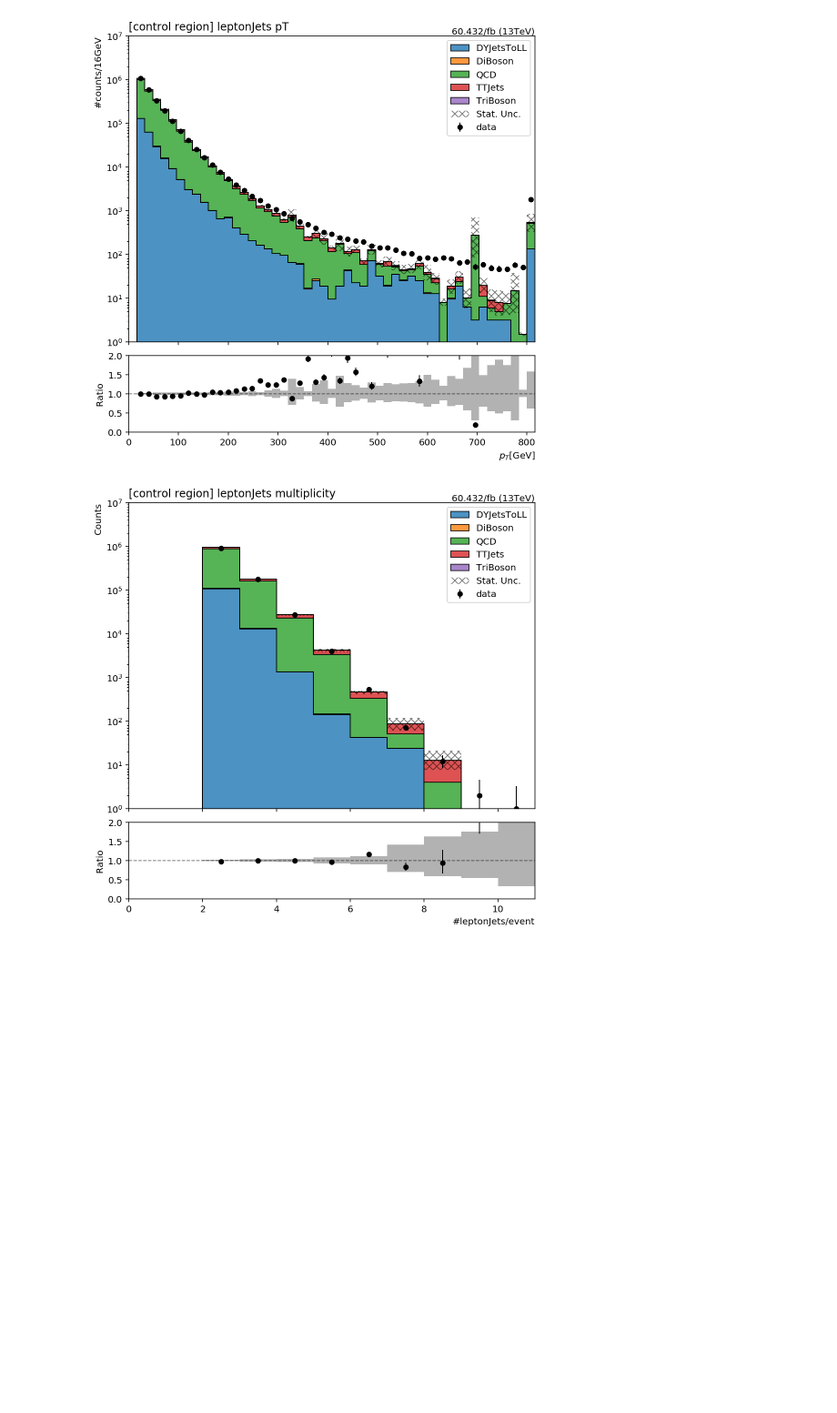
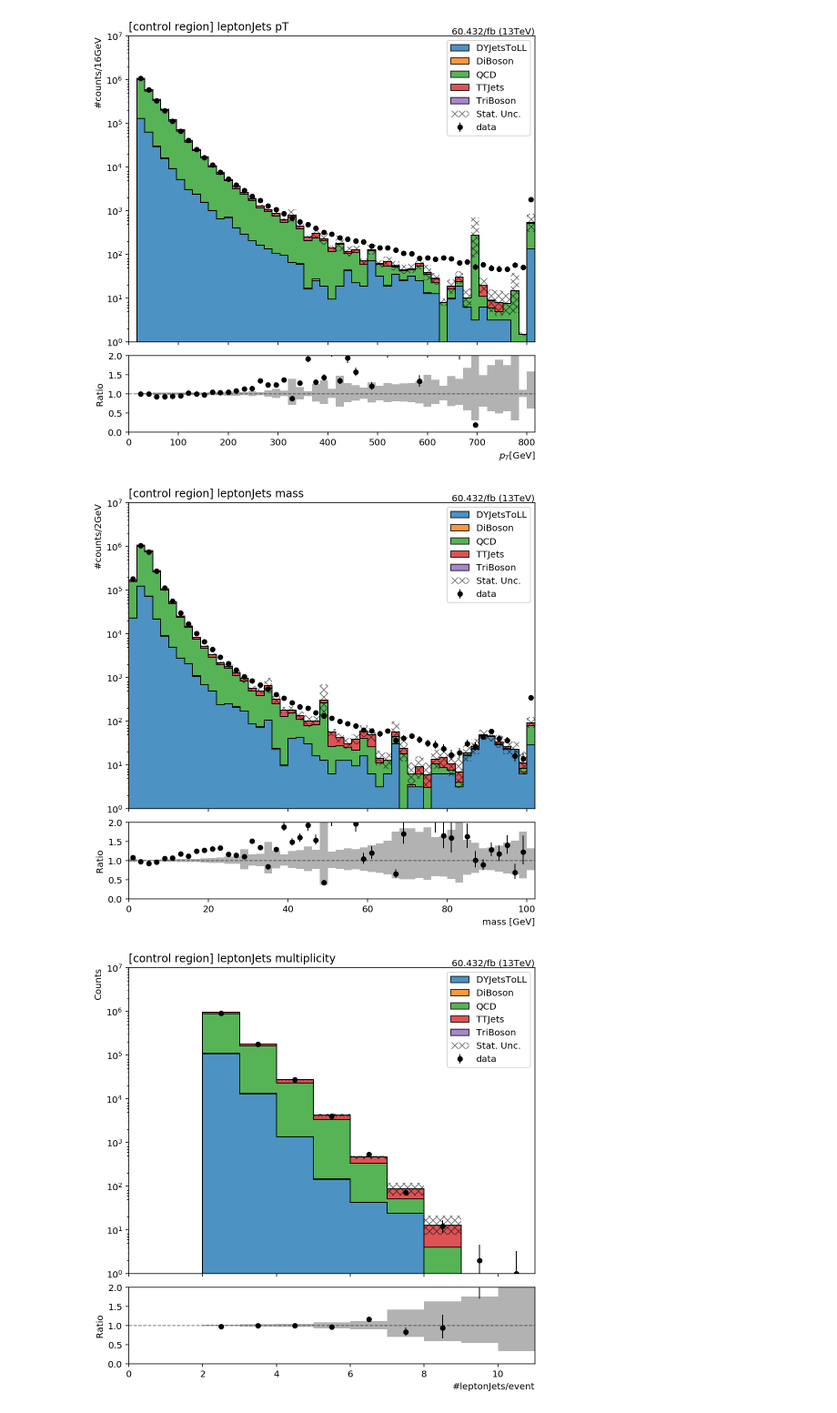
Before and after one commit to pietro14/FireHydrant, a Jupyter notebook: Notebooks/Data/DataAndBkg/variables.ipynb, the cells around one changed output. Shown at 91% size. Drawn from its saved outputs; the diff is of its cells as text; code cells hidden in the pictures; blank space fills up the shorter version.

Commit message:
add leptonJet mass

```diff
--- a/Notebooks/Data/DataAndBkg/variables.ipynb
+++ b/Notebooks/Data/DataAndBkg/variables.ipynb
@@ -77,10 +77,12 @@ class LeptonJetProcessor(processor.ProcessorABC):
         dataset_axis = hist.Cat('dataset', 'dataset list')
         multiplicity_axis = hist.Bin("multiplicity", "#leptonJets/event", 10, 0, 10)
         pt_axis = hist.Bin("pt", "$p_T$[GeV]", 50, 0, 800)
+        mass_axis = hist.Bin("mass", "mass [GeV]", 50, 0, 100)
 
         self._accumulator = processor.dict_accumulator({
             'multi': hist.Hist("Counts", dataset_axis, multiplicity_axis),
-            "pt": hist.Hist("#counts/16GeV", dataset_axis, pt_axis)
+            "pt": hist.Hist("#counts/16GeV", dataset_axis, pt_axis),
+            "mass": hist.Hist("#counts/2GeV", dataset_axis, mass_axis),
         })
 
     @property
@@ -115,17 +117,15 @@ class LeptonJetProcessor(processor.ProcessorABC):
 
         output['multi'].fill(dataset=dataset, multiplicity=leptonjets_.counts)
         output['pt'].fill(dataset=dataset, pt=leptonjets_.pt.flatten())
+        output['mass'].fill(dataset=dataset, mass=leptonjets_.mass.flatten())
 
         return output
 
     def postprocess(self, accumulator):
-        # scale
-        accumulator['multi'].scale(bkgscales, axis='dataset')
-        accumulator['pt'].scale(bkgscales, axis='dataset')
-        # cat grouping
-        accumulator['multi_cat'] = accumulator['multi'].group(hist.Cat("cat", "datasets"), "dataset", mapping)
-        accumulator['pt_cat'] = accumulator['pt'].group(hist.Cat("cat", "datasets"), "dataset", mapping)
-
+        origidentity = list(accumulator)
+        for k in origidentity:
+            accumulator[k].scale(bkgscales, axis='dataset') # scale
+            accumulator[k+'_cat'] = accumulator[k].group(hist.Cat("cat", "datasets"), "dataset", mapping) # cat grouping
         return accumulator
 # %%
 output = processor.run_uproot_job(datasets,
@@ -196,6 +198,47 @@ ax.set_title('[control region] leptonJets pT', x=0.0, ha="left")
 ax.text(1,1,'60.432/fb (13TeV)', ha='right', va='bottom', transform=ax.transAxes);
 # %% [output]
 [figure]
+# %%
+fig, (ax, rax) = plt.subplots(2, 1, figsize=(8,8), gridspec_kw={"height_ratios": (4, 1)}, sharex=True)
+fig.subplots_adjust(hspace=.07)
+
+hist.plot1d(output['mass_cat'][notdata],
+           overlay='cat',
+           ax=ax,
+           clear=False,
+           stack=True,
+           overflow='over',
+           line_opts=None,
+           fill_opts=fill_opts,
+           error_opts=error_opts)
+hist.plot1d(output['mass_cat']['data'],
+           overlay='cat',
+           ax=ax,
+           overflow='over',
+           clear=False,
+           error_opts=data_err_opts)
+ax.autoscale(axis='x', tight=True)
+ax.set_yscale('log')
+ax.set_ylim([1, 1e7])
+ax.set_xlabel(None)
+leg=ax.legend()
+
+hist.plotratio(output['mass_cat']['data'].sum('cat'), output['mass_cat'][notdata].sum('cat'),
+              ax=rax,
+              overflow='over',
+              error_opts=data_err_opts,
+              denom_fill_opts={},
+              guide_opts={},
+              unc='num')
+rax.set_ylabel('Ratio')
+rax.set_ylim(0,2)
+
+rax.set_xlabel(rax.get_xlabel(), x=1.0, ha="right")
+ax.set_ylabel(ax.get_ylabel(), y=1.0, ha="right")
+ax.set_title('[control region] leptonJets mass', x=0.0, ha="left")
+ax.text(1,1,'60.432/fb (13TeV)', ha='right', va='bottom', transform=ax.transAxes);
+# %% [output]
+[figure, added]
 # %%
 fig, (ax, rax) = plt.subplots(2, 1, figsize=(8,8), gridspec_kw={"height_ratios": (4, 1)}, sharex=True)
 fig.subplots_adjust(hspace=.07)
```
Also changed, not shown: parts of 3 cells of this notebook, 1 other file.
